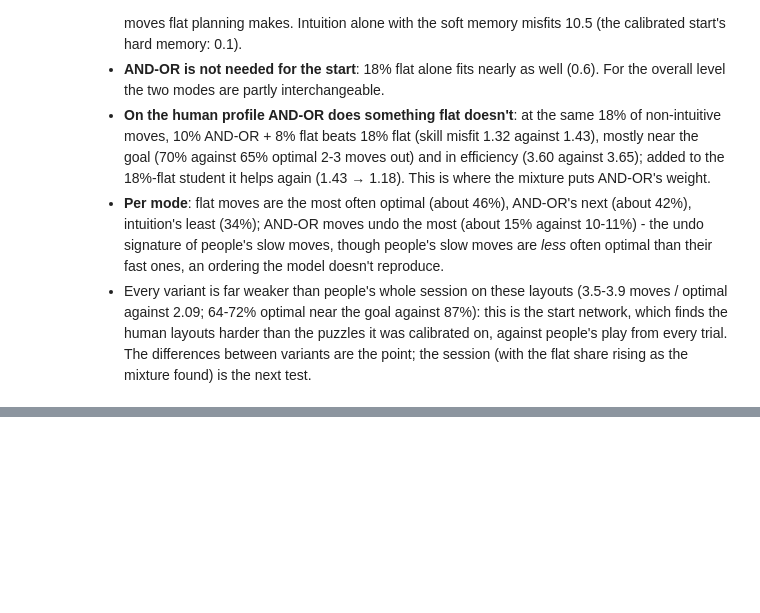
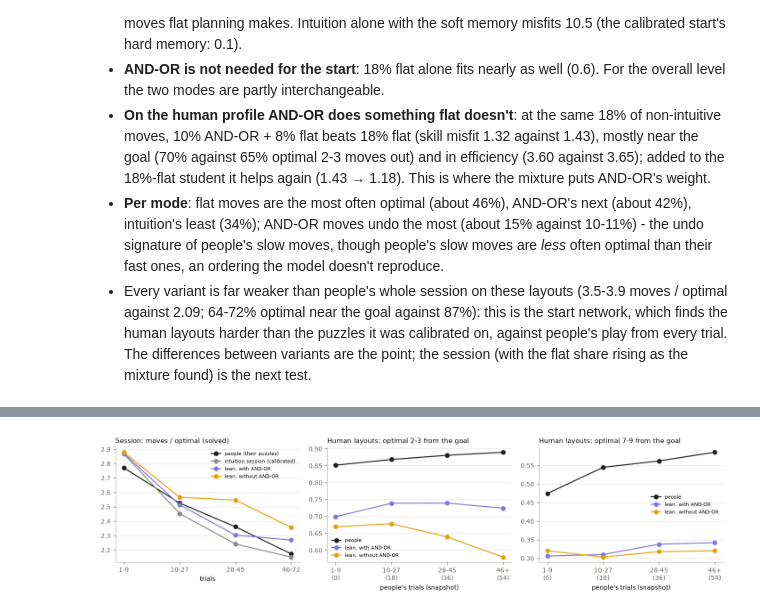
Before and after one commit to Appleseed4k/rush-hour, a Jupyter notebook: notebooks/forward_planning.ipynb, the cells around one changed output, grey strips where cells are left out. Cells and saved outputs as stored; diff of their text form; code cells hidden in the pictures; blank space fills up the shorter version.

```diff
--- a/notebooks/forward_planning.ipynb
+++ b/notebooks/forward_planning.ipynb
@@ -1411,0 +1425,46 @@ modes.round(3)
+# %%
+t_people = hd.trials()
+people_curve = []
+for lo, hi in [(1, 9), (10, 27), (28, 45), (46, 72)]:
+    g = t_people[t_people.trial.between(lo, hi)]
+    w = g[g.solved]
+    people_curve.append({"trials": f"{lo}-{hi}", "solved": g.groupby("subject").solved.mean().mean(),
+                         "moves / optimal (solved)": (w.moves / w.distance).groupby(w.subject).mean().mean()})
+curves = {"people (their puzzles)": pd.DataFrame(people_curve).set_index("trials"),
+          "intuition session (calibrated)": session_curve(os.path.join(fm.ARCHIVE_RUN, "sessions.json")),
+          "lean, with AND-OR": session_curve(os.path.join(paths.SESSIONS, "lean_people_all_m10_ao", "no_teacher",
+                                                         "sessions.json")),
+          "lean, without AND-OR": session_curve(os.path.join(paths.SESSIONS, "lean_people_all_m10_noao", "no_teacher",
+                                                            "sessions.json"))}
+lean_paired = {}
+for name, run in [("lean, with AND-OR", "lean_people_all_m10_ao"), ("lean, without AND-OR", "lean_people_all_m10_noao")]:
+    f, _ = fm.summarize_learning(pd.read_csv(os.path.join(SUMMARY, f"lean_snapshots_{run}.csv")), fm.SNAP_STAGES)
+    lean_paired[name] = f[[r.snapshot == fm.SNAP_OF[r.stage] for r in f.itertuples()]].set_index("stage")
+CURVE_COLORS = {"people (their puzzles)": INK, "intuition session (calibrated)": "#8a8a85",
+                "lean, with AND-OR": "#7f77dd", "lean, without AND-OR": "#e6a00d"}
+fig, axes = plt.subplots(1, 3, figsize=(13, 3.4))
+xs = range(4)
+for name, d in curves.items():
+    axes[0].plot(xs, d["moves / optimal (solved)"], "o-", color=CURVE_COLORS[name], label=name)
+axes[0].set_xticks(list(xs), curves["people (their puzzles)"].index)
+axes[0].set_xlabel("trials")
+axes[0].set_title("Session: moves / optimal (solved)")
+axes[0].legend(fontsize=7)
+for ax, col, title in [(axes[1], "optimal 2-3", "Human layouts: optimal 2-3 from the goal"),
+                       (axes[2], "optimal 7-9", "Human layouts: optimal 7-9 from the goal")]:
+    ax.plot(xs, speople.loc[list(fm.SNAP_STAGES), col], "o-", color=INK, label="people")
+    for name, d in lean_paired.items():
+        ax.plot(xs, d.loc[list(fm.SNAP_STAGES), col], "o-", color=CURVE_COLORS[name], label=name)
+    ax.set_xticks(list(xs), [f"{s}\n({n})" for s, n in fm.SNAP_OF.items()])
+    ax.set_xlabel("people's trials (snapshot)")
+    ax.set_title(title)
+    ax.legend(fontsize=7)
+for ax in axes:
+    tidy(ax)
+plt.tight_layout()
+plt.show()
+display(pd.concat(curves, axis=1).round(3))
+pd.concat({name: d[["optimal 2-3", "optimal 4-6", "optimal 7-9", "optimal 10+", "moves / optimal", "board 2",
+                    "skill misfit", "revisit misfit", "solved"]] for name, d in lean_paired.items()}, axis=1).round(3)
+# %% [output]
+[figure, added]
```
Also changed, not shown: parts of 4 cells of this notebook, 5 other files.
